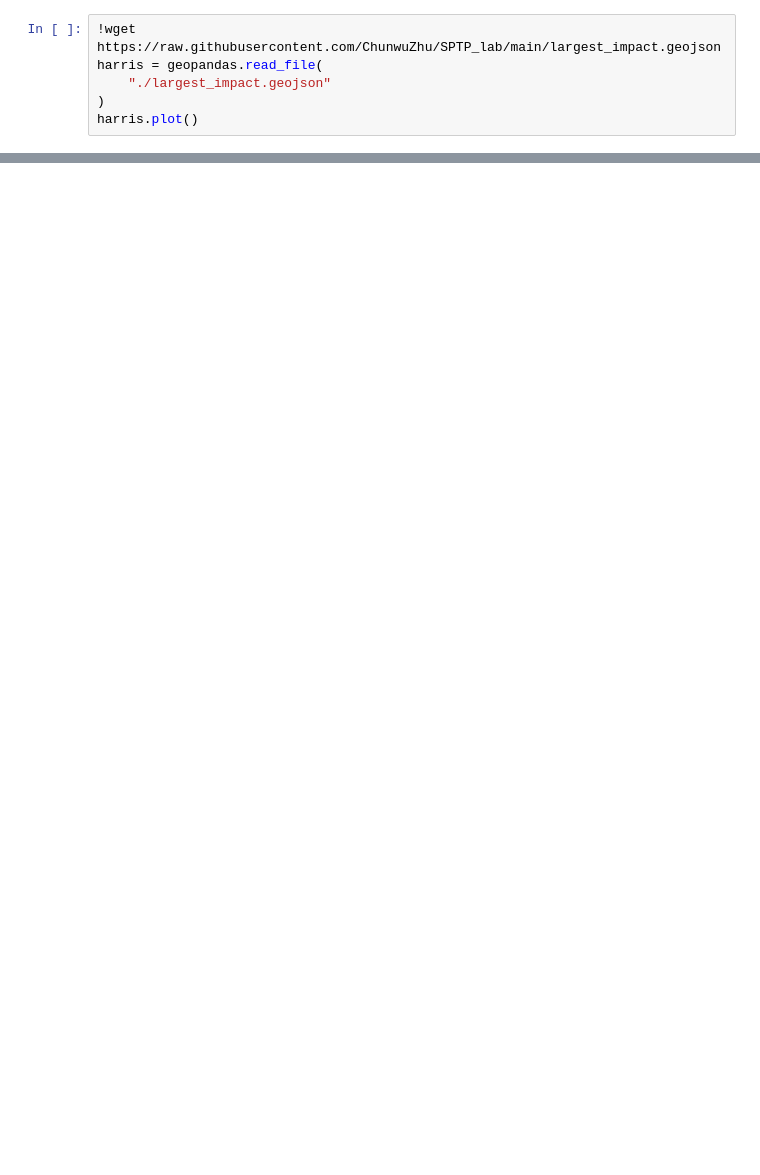
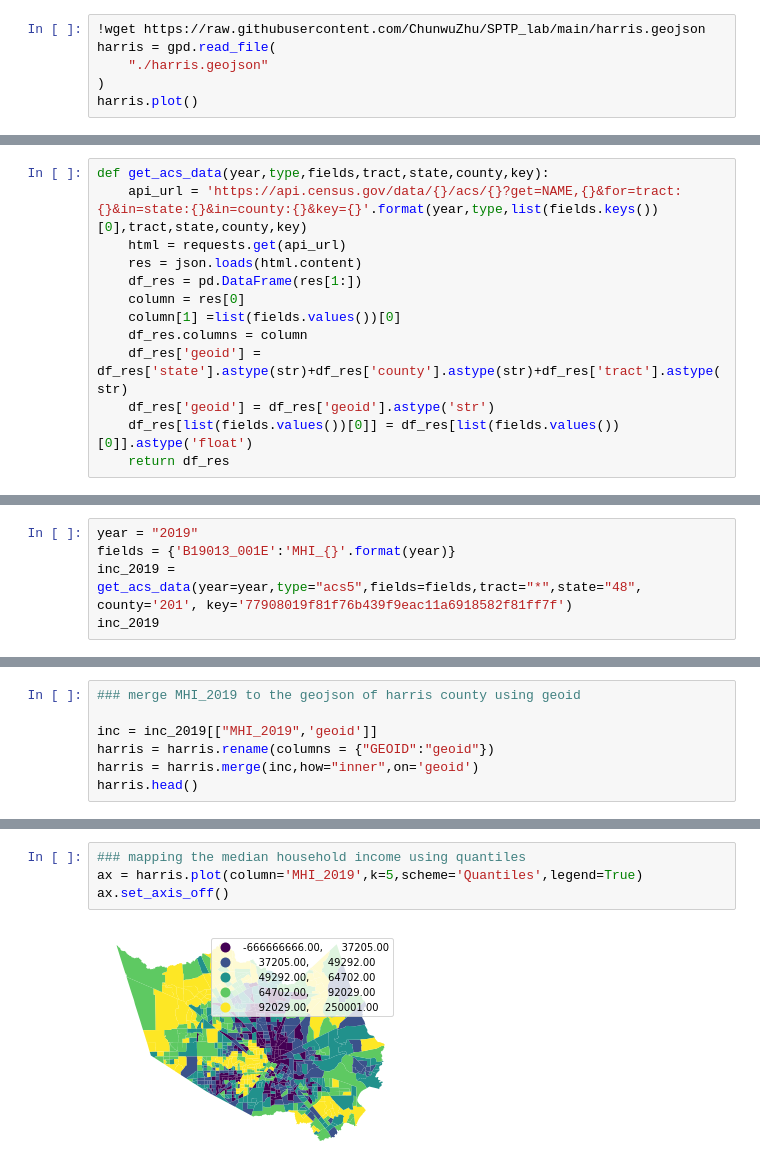
Before and after one commit to ChunwuZhu/SPTP_lab, a Jupyter notebook: Lab2.ipynb, the cells around one changed output, grey strips where cells are left out. Drawn from its saved outputs; the diff is of its cells as text; blank space fills up the shorter version.

```diff
--- a/Lab2.ipynb
+++ b/Lab2.ipynb
@@ -33,7 +37,7 @@ from libpysal.weights import Queen, Rook, KNN
 # %%
-!wget https://raw.githubusercontent.com/ChunwuZhu/SPTP_lab/main/largest_impact.geojson
-harris = geopandas.read_file(
-    "./largest_impact.geojson"
+!wget https://raw.githubusercontent.com/ChunwuZhu/SPTP_lab/main/harris.geojson
+harris = gpd.read_file(
+    "./harris.geojson"
 )
 harris.plot()
 # %% [output]
@@ -53,0 +67,13 @@ largest_impact.geoj 100%[===================>]   5.86M  --.-KB/s    in 0.09s
+# %%
+def get_acs_data(year,type,fields,tract,state,county,key):
+    api_url = 'https://api.census.gov/data/{}/acs/{}?get=NAME,{}&for=tract:{}&in=state:{}&in=county:{}&key={}'.format(year,type,list(fields.keys())[0],tract,state,county,key)
+    html = requests.get(api_url)
+    res = json.loads(html.content)
+    df_res = pd.DataFrame(res[1:])
+    column = res[0]
+    column[1] =list(fields.values())[0]
+    df_res.columns = column
+    df_res['geoid'] = df_res['state'].astype(str)+df_res['county'].astype(str)+df_res['tract'].astype(str)
+    df_res['geoid'] = df_res['geoid'].astype('str')
+    df_res[list(fields.values())[0]] = df_res[list(fields.values())[0]].astype('float')
+    return df_res
@@ -53,0 +82,5 @@ largest_impact.geoj 100%[===================>]   5.86M  --.-KB/s    in 0.09s
+# %%
+year = "2019"
+fields = {'B19013_001E':'MHI_{}'.format(year)}
+inc_2019 = get_acs_data(year=year,type="acs5",fields=fields,tract="*",state="48", county='201', key='77908019f81f76b439f9eac11a6918582f81ff7f')
+inc_2019
@@ -53,0 +103,7 @@ largest_impact.geoj 100%[===================>]   5.86M  --.-KB/s    in 0.09s
+# %%
+### merge MHI_2019 to the geojson of harris county using geoid
+
+inc = inc_2019[["MHI_2019",'geoid']]
+harris = harris.rename(columns = {"GEOID":"geoid"})
+harris = harris.merge(inc,how="inner",on='geoid')
+harris.head()
@@ -53,0 +117,6 @@ largest_impact.geoj 100%[===================>]   5.86M  --.-KB/s    in 0.09s
+# %%
+### mapping the median household income using quantiles
+ax = harris.plot(column='MHI_2019',k=5,scheme='Quantiles',legend=True)
+ax.set_axis_off()
+# %% [output]
+[figure, added]
```
Also changed, not shown: parts of 31 cells of this notebook.
